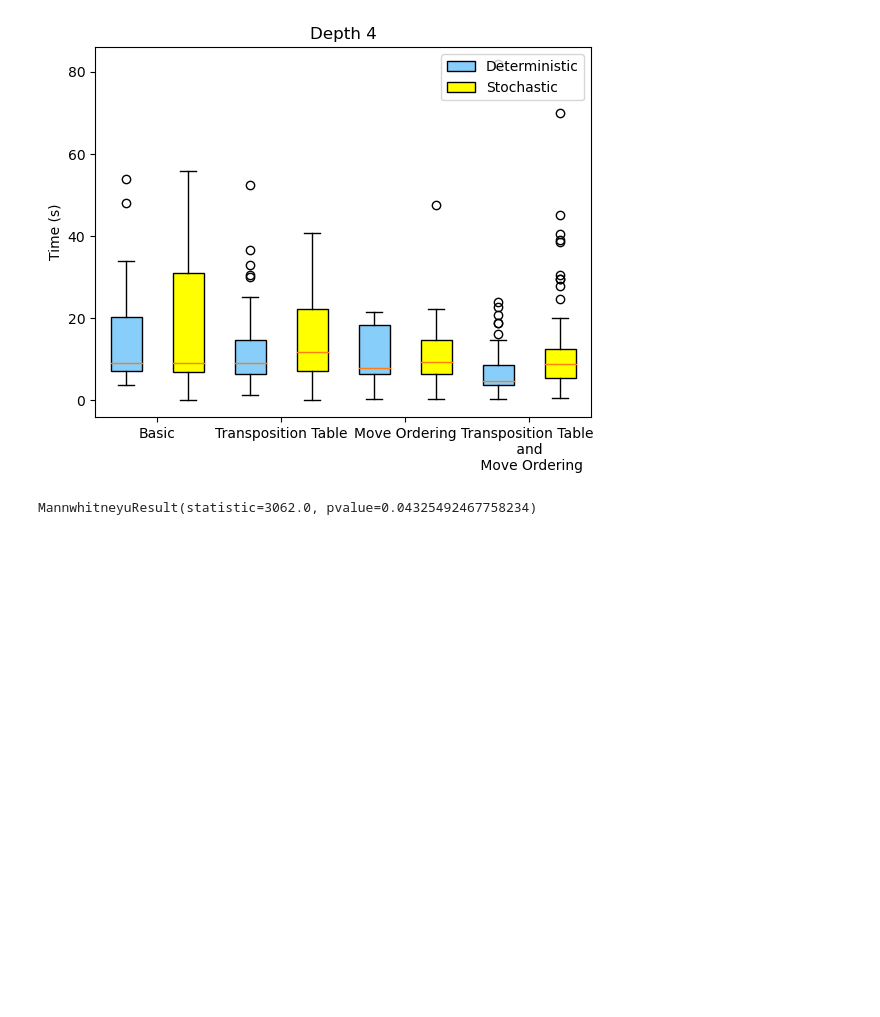
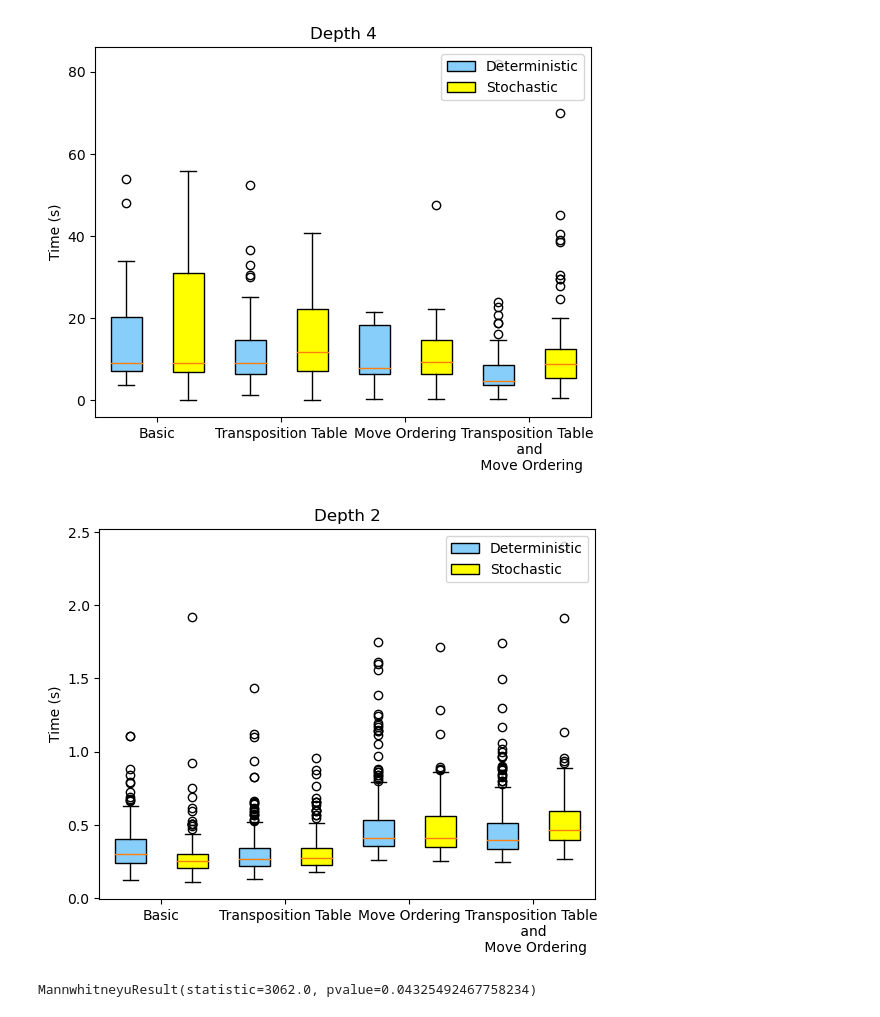
Before and after one commit to doodman06/Alpha-Betav2, a Jupyter notebook: Logs/PythonComparison.ipynb, the cells around one changed output. Cells and saved outputs as stored; diff of their text form; code cells hidden in the pictures; blank space fills up the shorter version.

Commit message:
Did testing at depth 2.
Also did the visualization.
Still need to do depth 6.

```diff
--- a/Logs/PythonComparison.ipynb
+++ b/Logs/PythonComparison.ipynb
@@ -17,6 +17,16 @@ basicTime4Stochastic = np.genfromtxt('timeBasicDepth4Deterministicfalse.txt', dt
 timeTranspostion4Stochastic = np.genfromtxt('timeTranspositionDepth4Deterministicfalse.txt', dtype=float, delimiter=',')[:-1]
 timeMoveOrdering4Stochastic = np.genfromtxt('timeMoveOrderingDepth4Deterministicfalse.txt', dtype=float, delimiter=',')[:-1]
 timeTranspostionMoveOrdering4Stochastic = np.genfromtxt('timeTranspositionMoveOrderingDepth4Deterministicfalse.txt', dtype=float, delimiter=',')[:-1]
+# %%
+basicTime2Deterministic = np.genfromtxt('timeBasicDepth2Deterministictrue.txt', dtype=float, delimiter=',')[:-1]
+timeTranspostion2Deterministic = np.genfromtxt('timeTranspositionDepth2Deterministictrue.txt', dtype=float, delimiter=',')[:-1]
+timeMoveOrdering2Deterministic = np.genfromtxt('timeMoveOrderingDepth2Deterministictrue.txt', dtype=float, delimiter=',')[:-1]
+timeTranspostionMoveOrdering2Deterministic = np.genfromtxt('timeTranspositionMoveOrderingDepth2Deterministictrue.txt', dtype=float, delimiter=',')[:-1]
+
+basicTime2Stochastic = np.genfromtxt('timeBasicDepth2Deterministicfalse.txt', dtype=float, delimiter=',')[:-1]
+timeTranspostion2Stochastic = np.genfromtxt('timeTranspositionDepth2Deterministicfalse.txt', dtype=float, delimiter=',')[:-1]
+timeMoveOrdering2Stochastic = np.genfromtxt('timeMoveOrderingDepth2Deterministicfalse.txt', dtype=float, delimiter=',')[:-1]
+timeTranspostionMoveOrdering2Stochastic = np.genfromtxt('timeTranspositionMoveOrderingDepth2Deterministicfalse.txt', dtype=float, delimiter=',')[:-1]
 # %% [markdown]
 # Comparisons at Depth 4 Deterministic
 # %% [markdown]
@@ -41,6 +51,25 @@ plt.title('Depth 4')
 plt.show()
 # %% [output]
 [figure]
+# %%
+plt.figure()
+labels = ['Basic', 'Transposition Table', 'Move Ordering', 'Transposition Table \n and \n Move Ordering']
+all_data = [basicTime2Deterministic, basicTime2Stochastic, timeTranspostion2Deterministic, timeTranspostion2Stochastic, timeMoveOrdering2Deterministic, timeMoveOrdering2Stochastic, timeTranspostionMoveOrdering2Deterministic, timeTranspostionMoveOrdering2Stochastic]
+bplot1 = plt.boxplot(all_data, patch_artist=True)
+colors = ['lightskyblue', 'yellow', 'lightskyblue', 'yellow', 'lightskyblue', 'yellow', 'lightskyblue', 'yellow']
+for patch, color in zip(bplot1['boxes'], colors):
+    patch.set_facecolor(color)
+#Set x-axis labels
+plt.xticks([1.5, 3.5, 5.5, 7.5], labels)
+#Add legend
+
+plt.legend([bplot1["boxes"][0], bplot1["boxes"][1]], ['Deterministic', 'Stochastic'], loc='upper right')
+
+plt.ylabel('Time (s)')
+plt.title('Depth 2')
+plt.show()
+# %% [output]
+[figure, added]
 # %%
 mannwhitneyu(timeTranspostion4Deterministic, basicTime4Deterministic, alternative='less')
 # %% [output]
```
Also changed, not shown: 11 other files.
